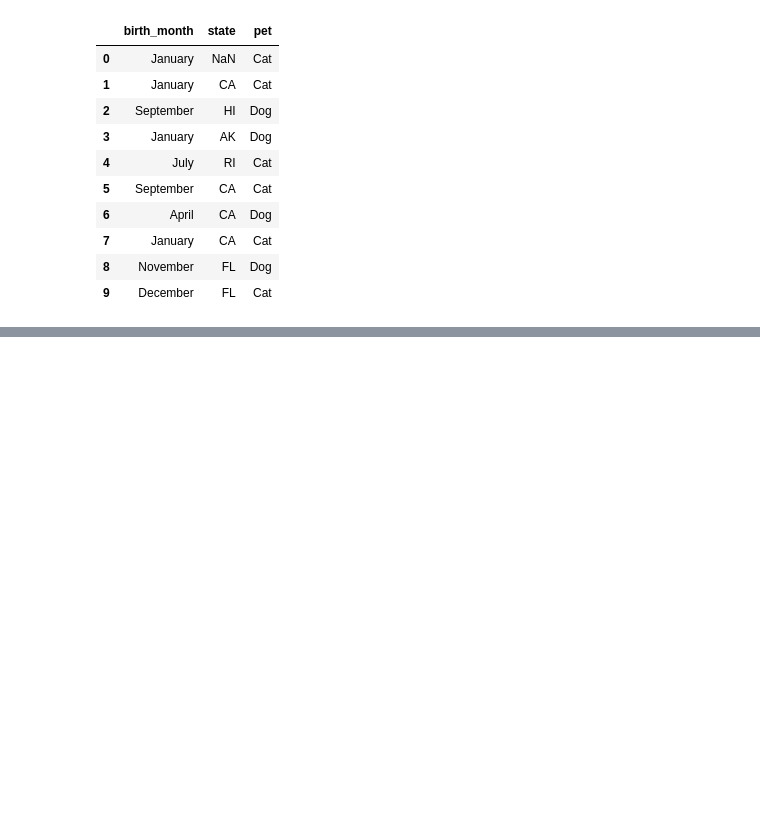
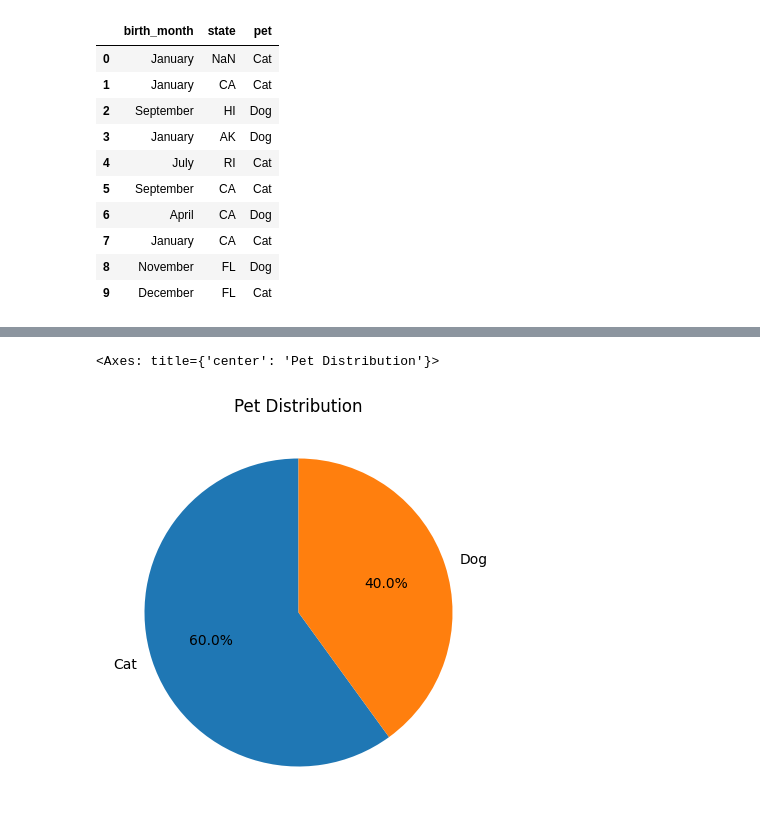
Before and after one commit to Faizaaminu/ML_Assessment, a Jupyter notebook: Data Preparation/Form_data.ipynb, the cells around one changed output, grey strips where cells are left out. Drawn from its saved outputs; the diff is of its cells as text; code cells hidden in the pictures; blank space fills up the shorter version.

```diff
--- a/Data Preparation/Form_data.ipynb
+++ b/Data Preparation/Form_data.ipynb
@@ -159,0 +159,7 @@ df['pet'].value_counts().plot(kind='bar',
+# %%
+
+df['pet'].value_counts().plot.pie(autopct='%1.1f%%',startangle=90,
+figsize=(8,5), ylabel='',title='Pet Distribution')
+# %% [output]
+<Axes: title={'center': 'Pet Distribution'}>
+[figure, added]
```
Also changed, not shown: parts of 5 cells of this notebook.
